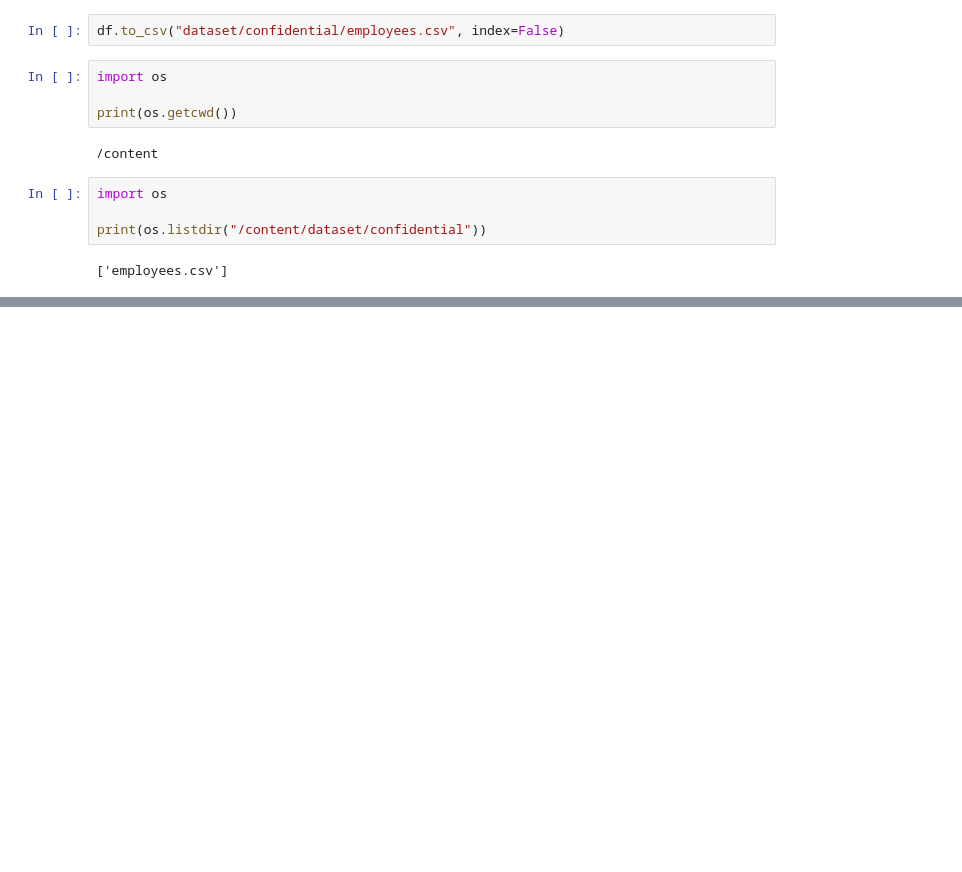
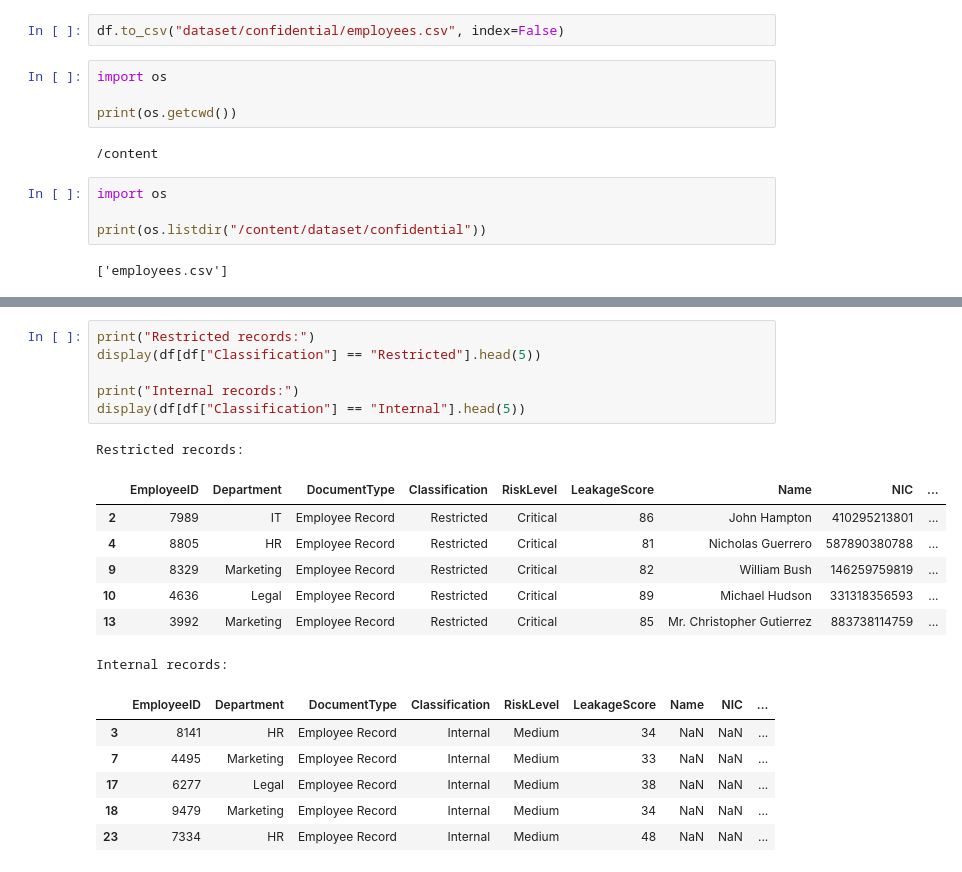
Before and after one commit to Osuni-99/Adaptive-AI-DLP-Research, a Jupyter notebook: notebooks/01_SME_Dataset_Generator.ipynb, the cells around one changed output, grey strips where cells are left out. Drawn from its saved outputs; the diff is of its cells as text; blank space fills up the shorter version.

```diff
--- a/notebooks/01_SME_Dataset_Generator.ipynb
+++ b/notebooks/01_SME_Dataset_Generator.ipynb
@@ -288,0 +341,21 @@ df.sample(10)
+# %%
+print("Restricted records:")
+display(df[df["Classification"] == "Restricted"].head(5))
+
+print("Internal records:")
+display(df[df["Classification"] == "Internal"].head(5))
+# %% [output]
+Restricted records:
+|  | EmployeeID | Department | DocumentType | Classification | RiskLevel | LeakageScore | Name | NIC | ... |
+| 2 | 7989 | IT | Employee Record | Restricted | Critical | 86 | John Hampton | 410295213801 | ... |
+| 4 | 8805 | HR | Employee Record | Restricted | Critical | 81 | Nicholas Guerrero | 587890380788 | ... |
+| 9 | 8329 | Marketing | Employee Record | Restricted | Critical | 82 | William Bush | 146259759819 | ... |
+| 10 | 4636 | Legal | Employee Record | Restricted | Critical | 89 | Michael Hudson | 331318356593 | ... |
+| 13 | 3992 | Marketing | Employee Record | Restricted | Critical | 85 | Mr. Christopher Gutierrez | 883738114759 | ... |
+Internal records:
+|  | EmployeeID | Department | DocumentType | Classification | RiskLevel | LeakageScore | Name | NIC | ... |
+| 3 | 8141 | HR | Employee Record | Internal | Medium | 34 | NaN | NaN | ... |
+| 7 | 4495 | Marketing | Employee Record | Internal | Medium | 33 | NaN | NaN | ... |
+| 17 | 6277 | Legal | Employee Record | Internal | Medium | 38 | NaN | NaN | ... |
+| 18 | 9479 | Marketing | Employee Record | Internal | Medium | 34 | NaN | NaN | ... |
+| 23 | 7334 | HR | Employee Record | Internal | Medium | 48 | NaN | NaN | ... |
```
Also changed, not shown: parts of 33 cells of this notebook.
